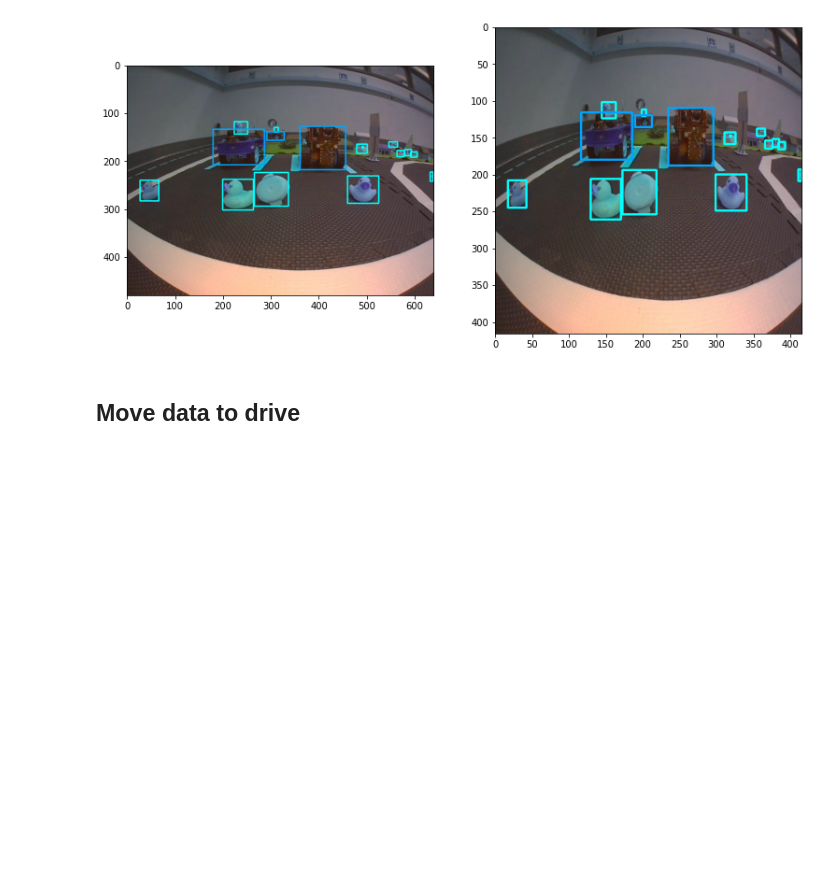
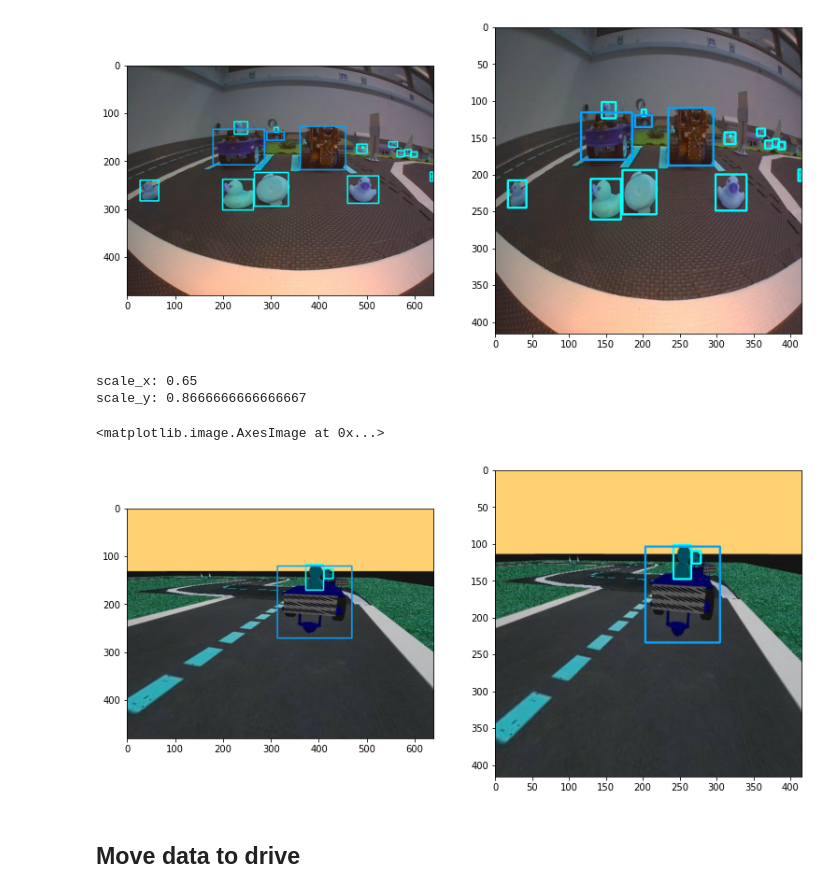
Before and after one commit to guthi1/mooc-exercises, a Jupyter notebook: project/solution/dev/dataset_converter.ipynb, the cells around one changed output. Saved outputs shown, nothing was run; the diff lists cells and outputs as text; code cells hidden in the pictures; blank space fills up the shorter version.

```diff
--- a/project/solution/dev/dataset_converter.ipynb
+++ b/project/solution/dev/dataset_converter.ipynb
@@ -144,7 +144,7 @@ yellow_lower_hsv = np.array([0, 125, 125])
 yellow_upper_hsv = np.array([1, 130, 130])
 mask_yellow = cv2.inRange(imgbgr, yellow_lower_hsv, yellow_upper_hsv)
 # Remove flikering from the syntetic images
-sigma = 3 # CHANGE ME
+sigma = 3.5 # CHANGE ME
 mask_yellow = cv2.GaussianBlur(mask_yellow,(0,0), sigma)
 
 
@@ -155,7 +155,7 @@ for cnt in contours:
     x,y,w,h = cv2.boundingRect(cnt)
     # Remove noise
     area = ((x+w)-(x-w)) * ((y+h)-(y-h))
-    if area > 1500:
+    if area > 2000:
         result = cv2.rectangle(result, (x,y), (x+w,y+h), (255,10,10), 2)
         img_ori = cv2.rectangle(img_ori, (x,y), (x+w,y+h), (255,40,10), 2)
 
@@ -324,6 +340,49 @@ scale_x: 0.65
 scale_y: 0.8666666666666667
 <matplotlib.image.AxesImage at 0x...>
 [figure]
+# %%
+yolo_data_img_path = '/content/data/dt_sim_voc_train/JPEGImages/2069.jpg'
+yolo_data_txt_path = '/content/data/dt_sim_voc_train/labels/2069.txt'
+colors = {0: (0, 255, 255), 1: (0, 165, 255), 2: (0, 250, 0), 3: (0, 0, 255)}
+
+
+# removing the new line characters
+with open(yolo_data_txt_path) as f:
+    objs = [line.rstrip().split(' ') for line in f]
+
+img_ori = cv2.imread(yolo_data_img_path)
+x_shape, y_shape, channel = img_ori.shape
+
+# Resize image
+scale_y, scale_x = IMAGE_SIZE/x_shape, IMAGE_SIZE/y_shape
+print(f"scale_x: {scale_x}")
+print(f"scale_y: {scale_y}")
+img = cv2.resize(img_ori, (IMAGE_SIZE,IMAGE_SIZE))
+
+for obj in objs:
+    o, x, y, w, h = obj
+    pt1 = np.array([int(x_shape * (float(x) + float(w)/2)), int(y_shape * (float(y) + float(h)/2))])
+    pt2 = np.array([int(x_shape * (float(x) - float(w)/2)), int(y_shape * (float(y) - float(h)/2))])
+    img_ori = cv2.rectangle(img_ori, pt1, pt2, colors[int(o)], 2)
+
+    pt1_scaled = np.array([int(pt1[0] * scale_x), int(pt1[1] * scale_y)])
+    pt2_scaled = np.array([int(pt2[0] * scale_x), int(pt2[1] * scale_y)])
+
+    img = cv2.rectangle(img, pt1_scaled, pt2_scaled, colors[int(o)], 2)
+
+
+
+fig = plt.figure(figsize = (20,10))
+ax1 = fig.add_subplot(1,3,1)
+ax1.imshow(img_ori)
+
+ax2 = fig.add_subplot(1,3,2)
+ax2.imshow(img)
+# %% [output]
+scale_x: 0.65
+scale_y: 0.8666666666666667
+<matplotlib.image.AxesImage at 0x...>
+[figure, added]
 # %%
 yolo_data_img_path = "/content/drive/MyDrive/dt_dataset/train/images/real_1.jpg"
 yolo_data_txt_path = "/content/drive/MyDrive/dt_dataset/train/labels/real_1.txt"
```
Also changed, not shown: parts of 6 cells of this notebook.
